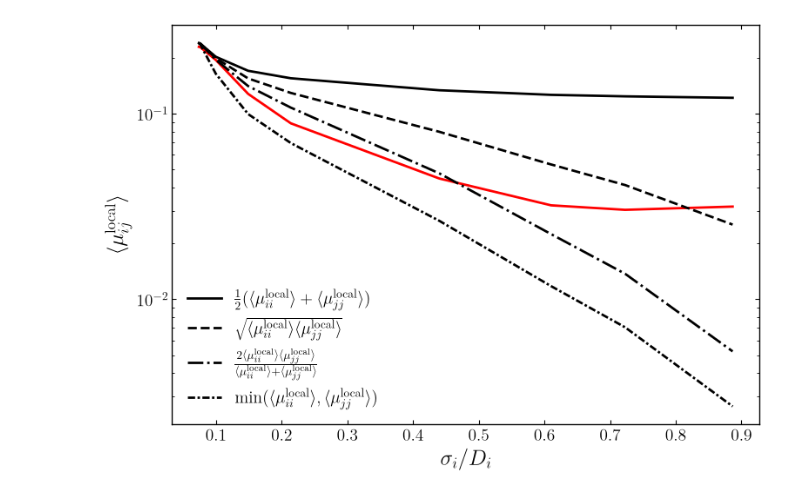
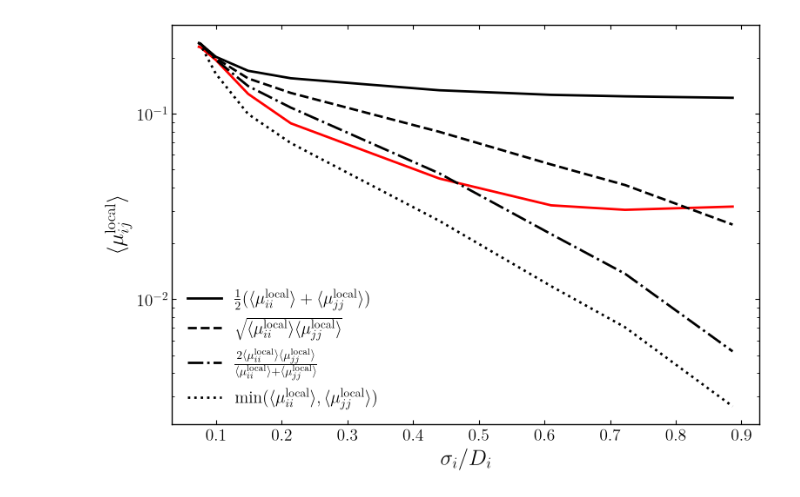
Before and after one commit to rohan-goyal-1/summer-26, a Jupyter notebook: mixing/mixing-rules.ipynb, the cells around one changed output. Cells and saved outputs as stored; diff of their text form; code cells hidden in the pictures.

Commit message:
dotted linestyle for min mixing rule

```diff
--- a/mixing/mixing-rules.ipynb
+++ b/mixing/mixing-rules.ipynb
@@ -107,35 +117,35 @@ ax.plot(
     asperity_diameter_low,
     mu_local_mean,
     color="red",
     linestyle="-",
     label="_nolegend_",
 )
 
 prediction_styles = {
-    "arithmetic": ("-", r"$\tfrac{1}{2}(\langle\mu^{\mathrm{local}}_{ii}\rangle + \langle\mu^{\mathrm{local}}_{jj}\rangle)$"),
-    "geometric": ("--", r"$\sqrt{\langle\mu^{\mathrm{local}}_{ii}\rangle\langle\mu^{\mathrm{local}}_{jj}\rangle}$"),
-    "harmonic": ("-.", r"$\tfrac{2\langle\mu^{\mathrm{local}}_{ii}\rangle\langle\mu^{\mathrm{local}}_{jj}\rangle}{\langle\mu^{\mathrm{local}}_{ii}\rangle + \langle\mu^{\mathrm{local}}_{jj}\rangle}$"),
-    "min": ((0, (3, 1, 1, 1)), r"$\min(\langle\mu^{\mathrm{local}}_{ii}\rangle, \langle\mu^{\mathrm{local}}_{jj}\rangle)$"),
+    "arithmetic": ("solid", r"$\tfrac{1}{2}(\langle\mu^{\mathrm{local}}_{ii}\rangle + \langle\mu^{\mathrm{local}}_{jj}\rangle)$"),
+    "geometric": ("dashed", r"$\sqrt{\langle\mu^{\mathrm{local}}_{ii}\rangle\langle\mu^{\mathrm{local}}_{jj}\rangle}$"),
+    "harmonic": ("dashdot", r"$\tfrac{2\langle\mu^{\mathrm{local}}_{ii}\rangle\langle\mu^{\mathrm{local}}_{jj}\rangle}{\langle\mu^{\mathrm{local}}_{ii}\rangle + \langle\mu^{\mathrm{local}}_{jj}\rangle}$"),
+    "min": ("dotted", r"$\min(\langle\mu^{\mathrm{local}}_{ii}\rangle, \langle\mu^{\mathrm{local}}_{jj}\rangle)$"),
 }
 
 for key, (linestyle, label) in prediction_styles.items():
     ax.plot(
         asperity_diameter_low,
         predicted[key],
         color="black",
         linestyle=linestyle,
         label=label,
     )
 
 ax.set_yscale("log")
 ax.set_xlabel(r"$\sigma_i/D_i$")
 ax.set_ylabel(r"$\langle\mu^{\mathrm{local}}_{ij}\rangle$")
 ax.legend(frameon=False)
 plt.tight_layout()
 
 figure_path = Path("../figures/mixing/mixing-rules.png")
 figure_path.parent.mkdir(parents=True, exist_ok=True)
 plt.savefig(figure_path, dpi=600, bbox_inches="tight")
 plt.show()
 # %% [output]
-[figure, old version]
+[figure, new version]
```
Also changed, not shown: parts of 1 cell of this notebook, 1 other file.
